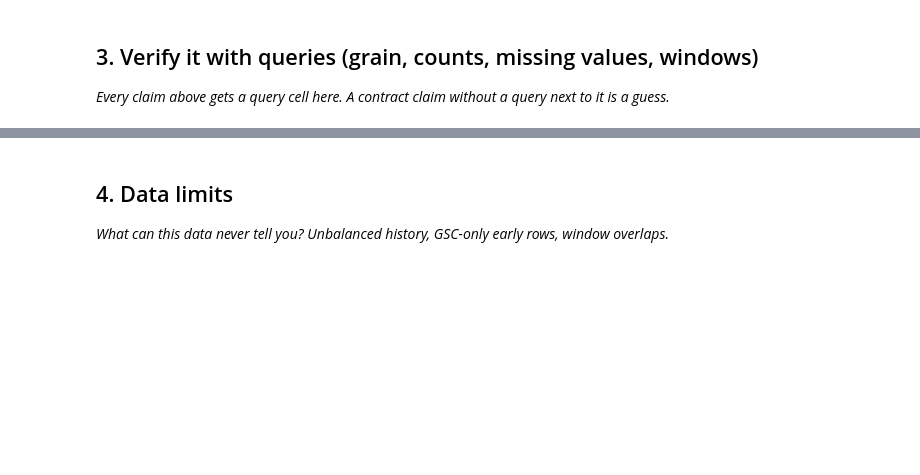
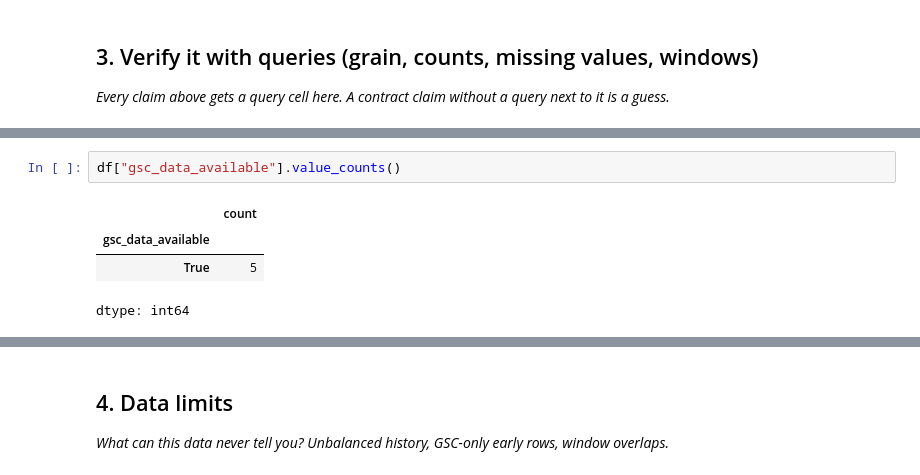
Before and after one commit to uzairmustafa291/Flyrank-ML, a Jupyter notebook: work/notebooks/w03_data_contract.ipynb, the cells around one changed output, grey strips where cells are left out. Cells and saved outputs as stored; diff of their text form; blank space fills up the shorter version.

```diff
--- a/work/notebooks/w03_data_contract.ipynb
+++ b/work/notebooks/w03_data_contract.ipynb
@@ -20,0 +159,7 @@ This skeleton is yours to fill. Work the sections **in order** — each one has
+# %%
+df["gsc_data_available"].value_counts()
+# %% [output]
+|  | count |
+| gsc_data_available |  |
+| True | 5 |
+dtype: int64
```
Also changed, not shown: parts of 14 cells of this notebook.
